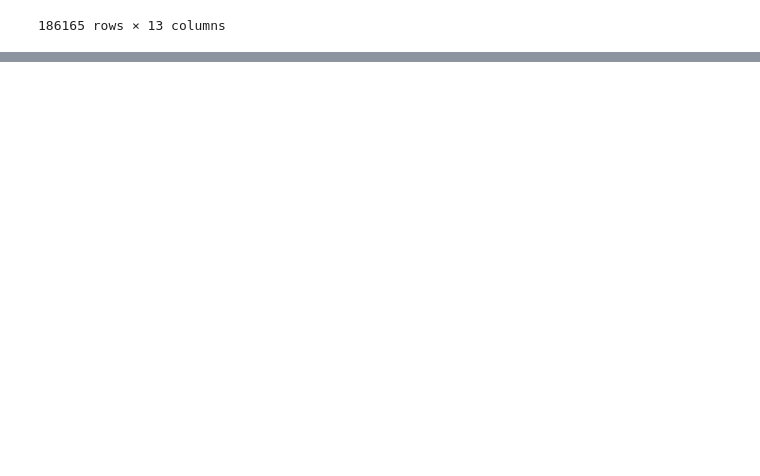
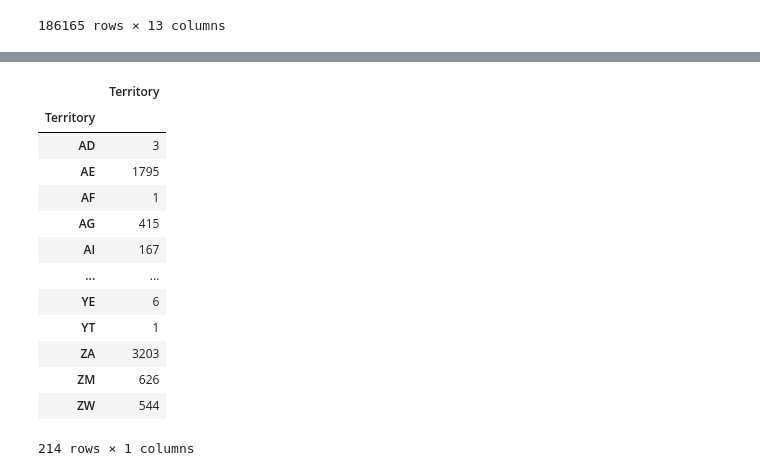
Before and after one commit to kloeyap/ybell-data-analysis, a Jupyter notebook: analysis/gen-analysis.ipynb, the cells around one changed output, grey strips where cells are left out. Cells and saved outputs as stored; diff of their text form; code cells hidden in the pictures; blank space fills up the shorter version.

```diff
--- a/analysis/gen-analysis.ipynb
+++ b/analysis/gen-analysis.ipynb
@@ -21,0 +99,17 @@ data
+# %%
+data.groupby('Territory')[['Territory']].count()
+# %% [output]
+|  | Territory |
+| Territory |  |
+| AD | 3 |
+| AE | 1795 |
+| AF | 1 |
+| AG | 415 |
+| AI | 167 |
+| ... | ... |
+| YE | 6 |
+| YT | 1 |
+| ZA | 3203 |
+| ZM | 626 |
+| ZW | 544 |
+214 rows × 1 columns
```
Also changed, not shown: parts of 11 cells of this notebook.
